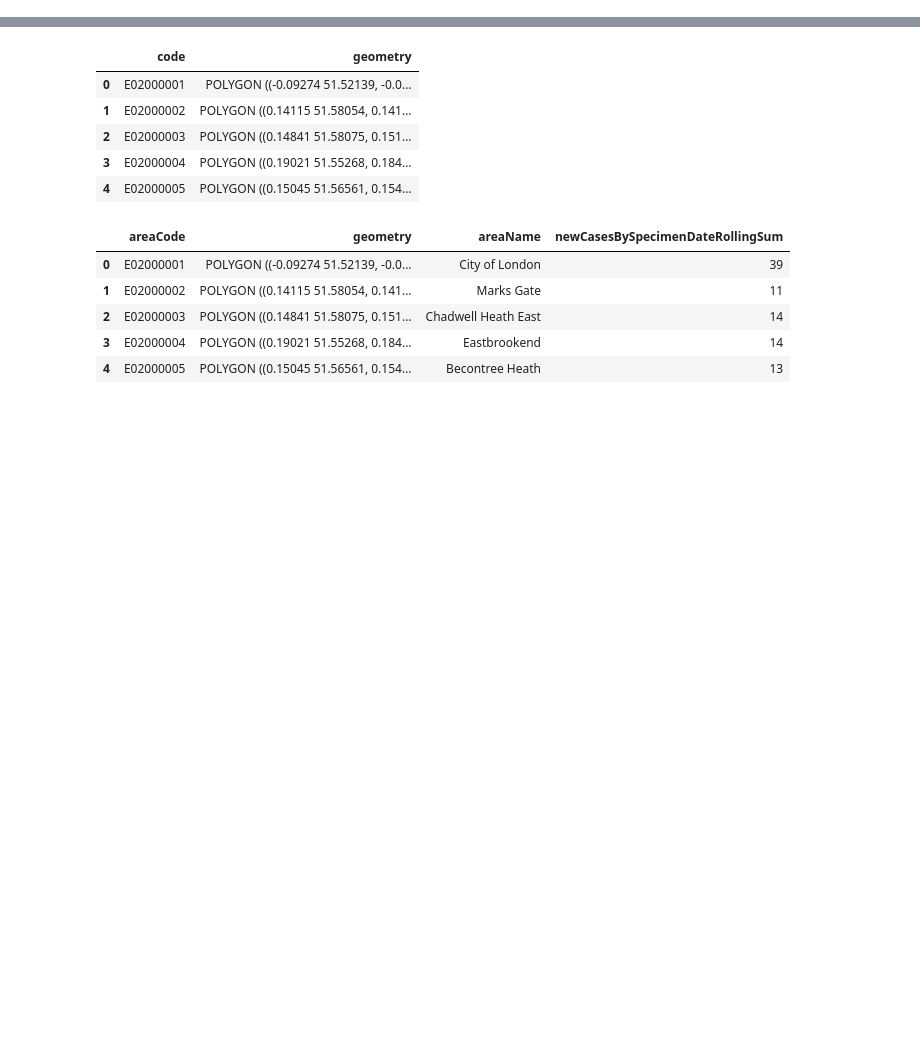
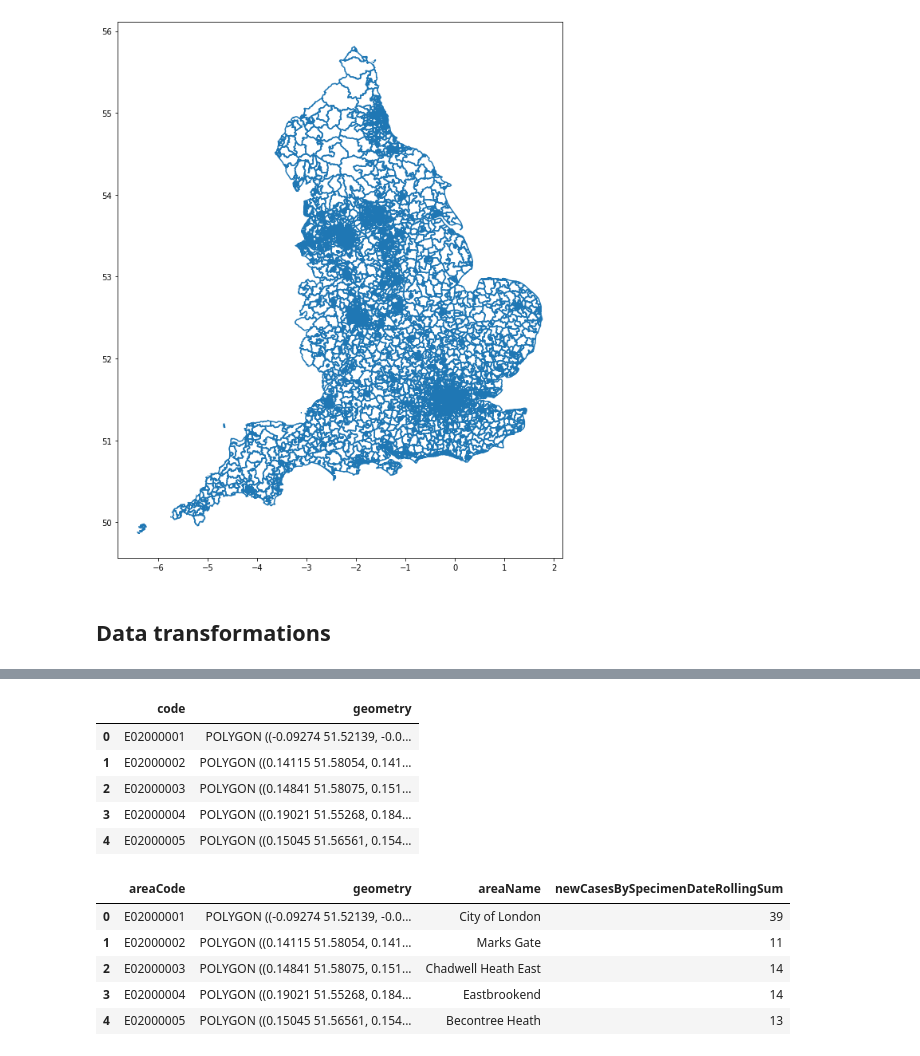
Before and after one commit to DanielAudcent/Vis-EHR, a Jupyter notebook: Code/Shapefile testing.ipynb, the cells around one changed output, grey strips where cells are left out. Saved outputs shown, nothing was run; the diff lists cells and outputs as text; code cells hidden in the pictures; blank space fills up the shorter version.

```diff
--- a/Code/Shapefile testing.ipynb
+++ b/Code/Shapefile testing.ipynb
@@ -27,3 +43,10 @@ AttributeError: 'GeoDataFrame' object has no attribute 'border'
+# %%
+uk_df.boundary.plot(figsize=(10, 15))
+plt.savefig(os.path.join(Base_folder, "Visualisation Dev", "MSOA_Shapefile_boundary.jpg"))
+# %% [output]
+[figure, added]
+# %% [markdown]
+## Data transformations
 # %%
 covid_data.head()
 # %% [output]
```
Also changed, not shown: parts of 14 cells of this notebook, 13 other files.
